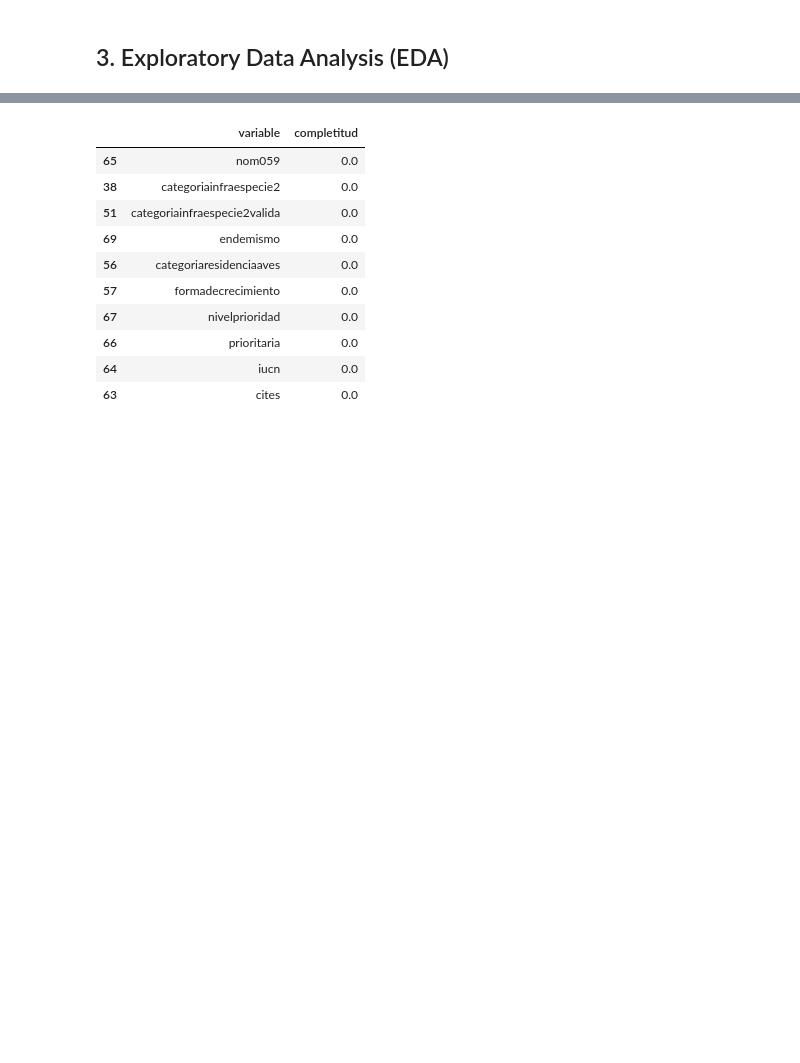
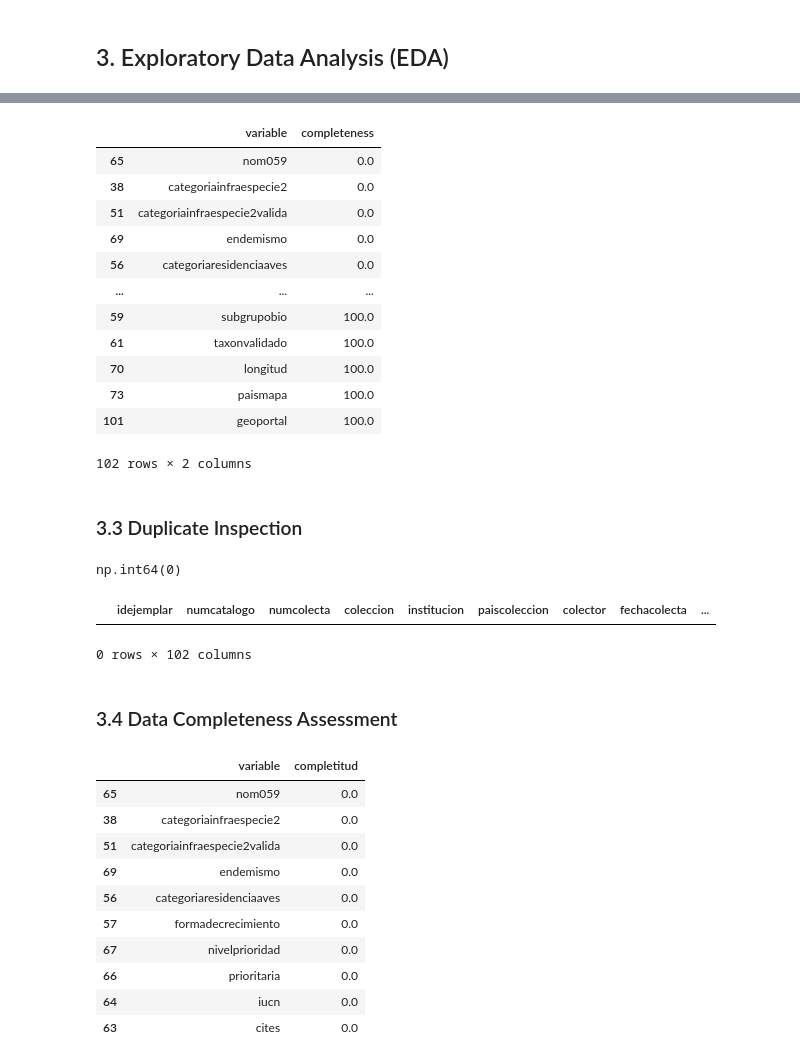
Before and after one commit to cordoba-a/jumping_spider_salticidae, a Jupyter notebook: notebooks/01b_cleaning_salticidae_conabio_data.ipynb, the cells around one changed output, grey strips where cells are left out. Drawn from its saved outputs; the diff is of its cells as text; code cells hidden in the pictures; blank space fills up the shorter version.

```diff
--- a/notebooks/01b_cleaning_salticidae_conabio_data.ipynb
+++ b/notebooks/01b_cleaning_salticidae_conabio_data.ipynb
@@ -22,3 +91,54 @@ df = pd.read_csv('/Users/stam/Documents/Documents_MacBook_Eduardo/GitHub/jumping
+# %%
+# Count missing values per variable
+missing_values = df.isnull().sum()
+
+# Calculate completeness percentage
+completeness = pd.DataFrame(
+    100 - (missing_values / len(df) * 100),
+    columns=["completeness"]
+)
+
+# Reset index and rename columns
+completeness = (
+    completeness
+    .reset_index()
+    .rename(columns={"index": "variable"})
+)
+
+# Sort variables by completeness (ascending)
+completeness = completeness.sort_values(
+    by="completeness",
+    ascending=True
+)
+
+completeness
+# %% [output]
+|  | variable | completeness |
+| 65 | nom059 | 0.0 |
+| 38 | categoriainfraespecie2 | 0.0 |
+| 51 | categoriainfraespecie2valida | 0.0 |
+| 69 | endemismo | 0.0 |
+| 56 | categoriaresidenciaaves | 0.0 |
+| ... | ... | ... |
+| 59 | subgrupobio | 100.0 |
+| 61 | taxonvalidado | 100.0 |
+| 70 | longitud | 100.0 |
+| 73 | paismapa | 100.0 |
+| 101 | geoportal | 100.0 |
+102 rows × 2 columns
+# %% [markdown]
+### 3.3 Duplicate Inspection
+# %%
+df.duplicated().sum()
+# %% [output]
+np.int64(0)
+# %%
+df[df.duplicated(keep=False)]
+# %% [output]
+|  | idejemplar | numcatalogo | numcolecta | coleccion | institucion | paiscoleccion | colector | fechacolecta | ... |
+0 rows × 102 columns
+# %% [markdown]
+### 3.4 Data Completeness Assessment
 # %%
 # se verifica la completitud de las variables (valores nulos existentes)
 # se utiliza la función .sum() para sumar los elementos que están vacíos (.isnull())
```
Also changed, not shown: parts of 31 cells of this notebook, 13 other files.
